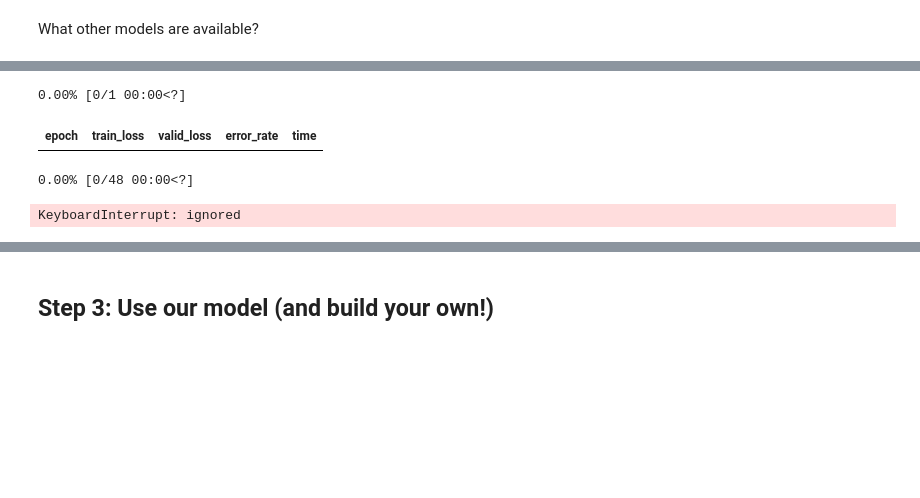
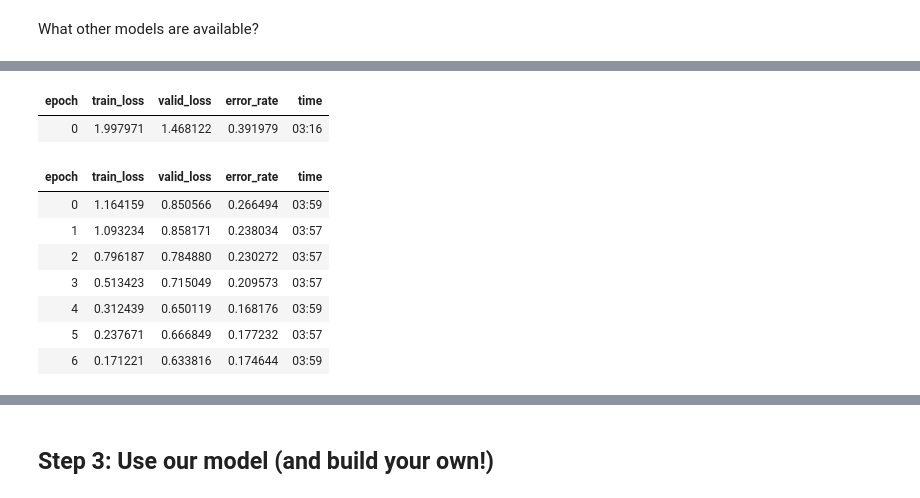
Before and after one commit to PeerChristensen/FlowerImageClassifier, a Jupyter notebook: fastai_mushroom_classifier_experiments.ipynb, the cells around one changed output, grey strips where cells are left out. Drawn from its saved outputs; the diff is of its cells as text; code cells hidden in the pictures; blank space fills up the shorter version.

```diff
--- a/fastai_mushroom_classifier_experiments.ipynb
+++ b/fastai_mushroom_classifier_experiments.ipynb
@@ -164,7 +172,7 @@ data = data.new(
     item_tfms=RandomResizedCrop(224, min_scale=0.5),
     batch_tfms=aug_transforms())
 
-dls = data.dataloaders(path)
+dls = data.dataloaders(path, bs=8)
 
 dls.show_batch(max_n=6)
 # %% [output]
@@ -196,12 +203,10 @@ pprint(model_names)
 # %%
 #!pip install huggingface_hub
 # %%
-!pip install -U timm
-import timm
 from fastai.vision.all import *
 
-learn = vision_learner(dls, resnet50, metrics=error_rate)
-learn.fine_tune(7)
+learn = vision_learner(dls, 'convnext_base_in22ft1k', metrics=error_rate)
 
-learn = vision_learner(dls, 'convnext_large_in22ft1k', metrics=accuracy)
+#learn.fine_tune(7) # .17, 5 eps is best
+learn.fine_tune(7, base_lr=.003) # .174, 5 eps is best (.168)
 # %% [output]
@@ -221,4 +213,10 @@ Downloading: "https://download.pytorch.org/models/resnet50-0676ba61.pth" to /roo
-0.00% [0/1 00:00<?]
 | epoch | train_loss | valid_loss | error_rate | time |
+| 0 | 1.997971 | 1.468122 | 0.391979 | 03:16 |
-0.00% [0/48 00:00<?]
-KeyboardInterrupt: ignored
+| epoch | train_loss | valid_loss | error_rate | time |
+| 0 | 1.164159 | 0.850566 | 0.266494 | 03:59 |
+| 1 | 1.093234 | 0.858171 | 0.238034 | 03:57 |
+| 2 | 0.796187 | 0.784880 | 0.230272 | 03:57 |
+| 3 | 0.513423 | 0.715049 | 0.209573 | 03:57 |
+| 4 | 0.312439 | 0.650119 | 0.168176 | 03:59 |
+| 5 | 0.237671 | 0.666849 | 0.177232 | 03:57 |
+| 6 | 0.171221 | 0.633816 | 0.174644 | 03:59 |
```
Also changed, not shown: parts of 18 cells of this notebook.
